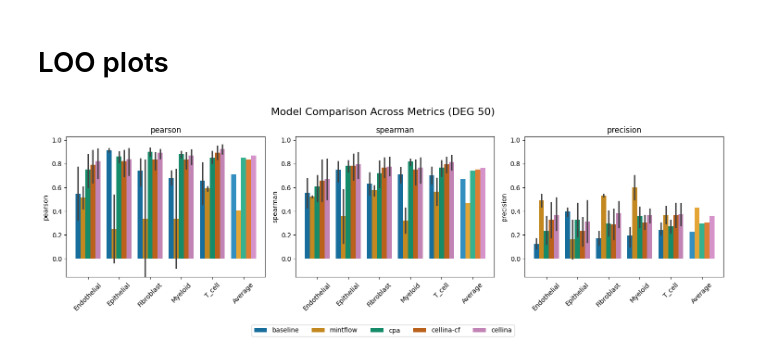
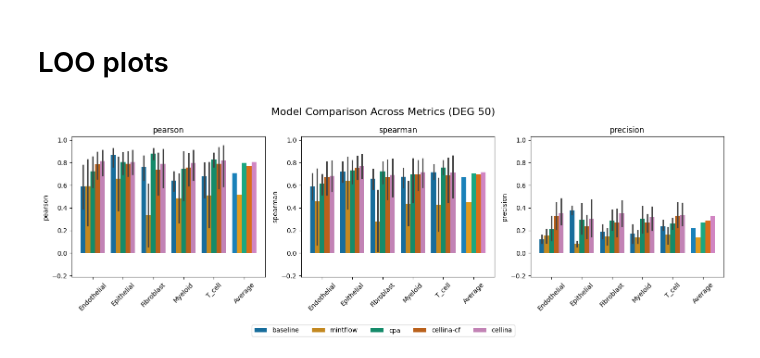
Before and after one commit to PMBio/cellina-reproducibility, a Jupyter notebook: notebooks/ood_plots.ipynb, the cells around one changed output. Saved outputs shown, nothing was run; the diff lists cells and outputs as text; code cells hidden in the pictures.

Commit message:
Add final results with mintflow to ood plot. Minor change to counterfactual analysis script, re-use normalize count function. Working CONCERT notebook.

```diff
--- a/notebooks/ood_plots.ipynb
+++ b/notebooks/ood_plots.ipynb
@@ -179,9 +179,6 @@ for fp in files:
 columns = ["sid", "model_name", "holdout_celltype", "spearman", "pearson", "precision", "edistance_cells", "edistance_latents"]
 crc_corr_df = pd.DataFrame(rows, columns=columns)
 # %%
-# Remove rows of sid 110, 231 and rows of model_name 'cellina-graph' and 'cellina-ablated'
-discard_slides = ['110', '222', '231'] # 110 has very low correlations for all models, 222 does not have CRC, 231 has very bad fibroblast perf for cellina compared to cpa
-crc_corr_df = crc_corr_df[~crc_corr_df['sid'].isin(discard_slides)]
 crc_corr_df = crc_corr_df[crc_corr_df['holdout_celltype'] != 'B_cell'] # Reason: Missing in two slides
 
 # Remove baseline, cellina-ablated, cellina-graph
@@ -190,11 +187,16 @@ crc_corr_df = crc_corr_df[~crc_corr_df['model_name'].isin(exclude_models)]
 # %%
 # Load mintflow results
 df = crc_corr_df.copy() # start with existing dataframe
-mintflow_base_path = "/data/a330d/projects/cellina-reproducibility-mintflow/results"
-load_sids_mintflow = ['231', '232']
+mintflow_base_path = "/data/a330d/projects/cellina-reproducibility-mintflow/results/mintflow_crc"
+mintflow_model_name = "mintflow-normalized"
+load_sids_mintflow = ['231', '210', '242', '232', '221']
 for i in load_sids_mintflow:
-    mintflow_df = pd.read_csv(f"{mintflow_base_path}/mintflow-normalized_{i}_by_celltype_correlations.csv")
+    mintflow_df = pd.read_csv(f"{mintflow_base_path}/{mintflow_model_name}_{i}_by_celltype_correlations.csv")
     df = pd.concat([df, mintflow_df], ignore_index=True)
+# %%
+# Remove rows of sid 110, 231 and rows of model_name 'cellina-graph' and 'cellina-ablated'
+discard_slides = ['110', '222', ]#'231'] # 110 has very low correlations for all models, 222 does not have CRC, 231 has very bad fibroblast perf for cellina compared to cpa
+df = df[~df['sid'].isin(discard_slides)]
 # %%
 model_rename = {
     "cellina": "cellina",
@@ -202,7 +204,7 @@ model_rename = {
     #"cellina-cf-recon": "cellina-recon",
     "cpa": "cpa",
     "baseline": "baseline",
-    "mintflow-normalized": "mintflow"
+    mintflow_model_name: "mintflow"
 }
 
 # Rename
@@ -259,32 +261,32 @@ for ax, metric in zip(axes, metrics):
 
     for i, model in enumerate(model_order):
         avg_val = df_avg.loc[df_avg.model_name == model, metric].values[0]
         # x-position: last group ("Average") + offset for model
         x_pos = len(celltypes) - 0.4 + i * bar_width + bar_width/2
         ax.bar(
             x=x_pos,
             height=avg_val,
             width=bar_width,
             color=sns.color_palette(palette)[i],
-            alpha=0.8,
+            alpha=0.9,
         )
 
     # ---- Set x-ticks ----
     ax.set_xticks(range(len(all_x_labels)))
     ax.set_xticklabels(all_x_labels, rotation=45)
 
     # Set y-limits
     ax.set_ylim(ymin, ymax)
     ax.set_title(metric)
     ax.set_xlabel("")
 
 # ---- Global Legend ----
 handles, labels = axes[0].get_legend_handles_labels()
 fig.legend(handles, labels, ncol=len(labels), fontsize=10,
            loc="lower center", bbox_to_anchor=(0.5, -0.02))
 
 plt.tight_layout()
 plt.subplots_adjust(bottom=0.25)
 plt.show()
 # %% [output]
-[figure, old version]
+[figure, new version]
```
Also changed, not shown: parts of 3 cells of this notebook, 2 other files.
